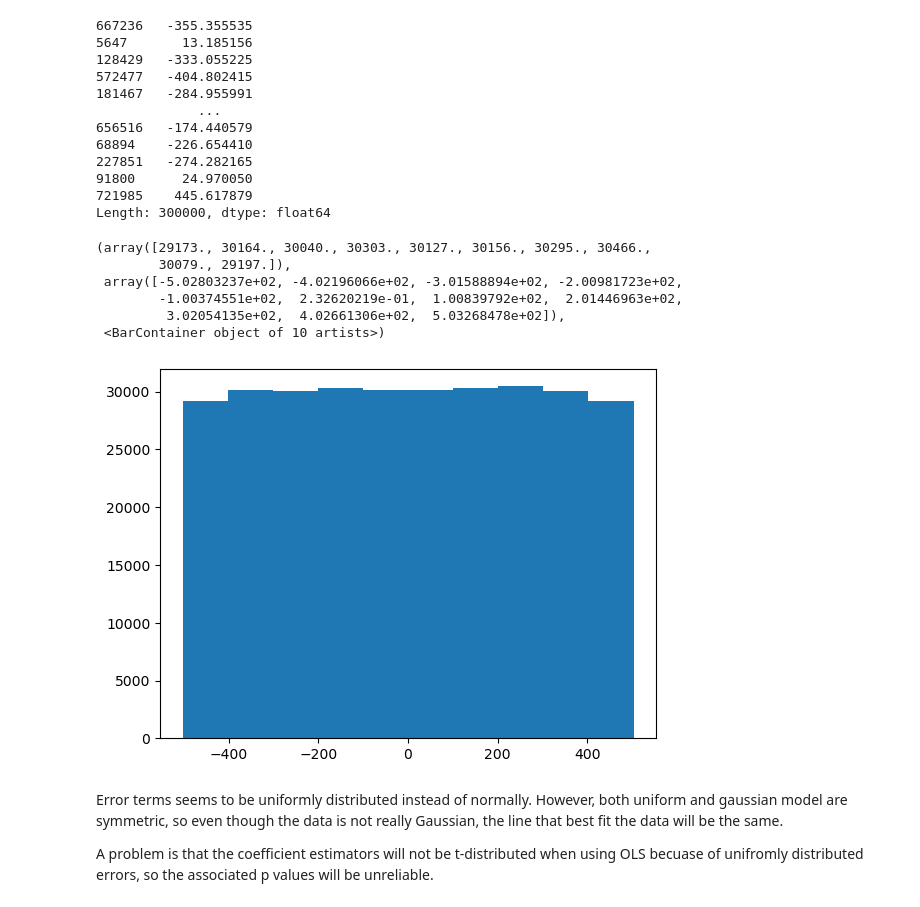
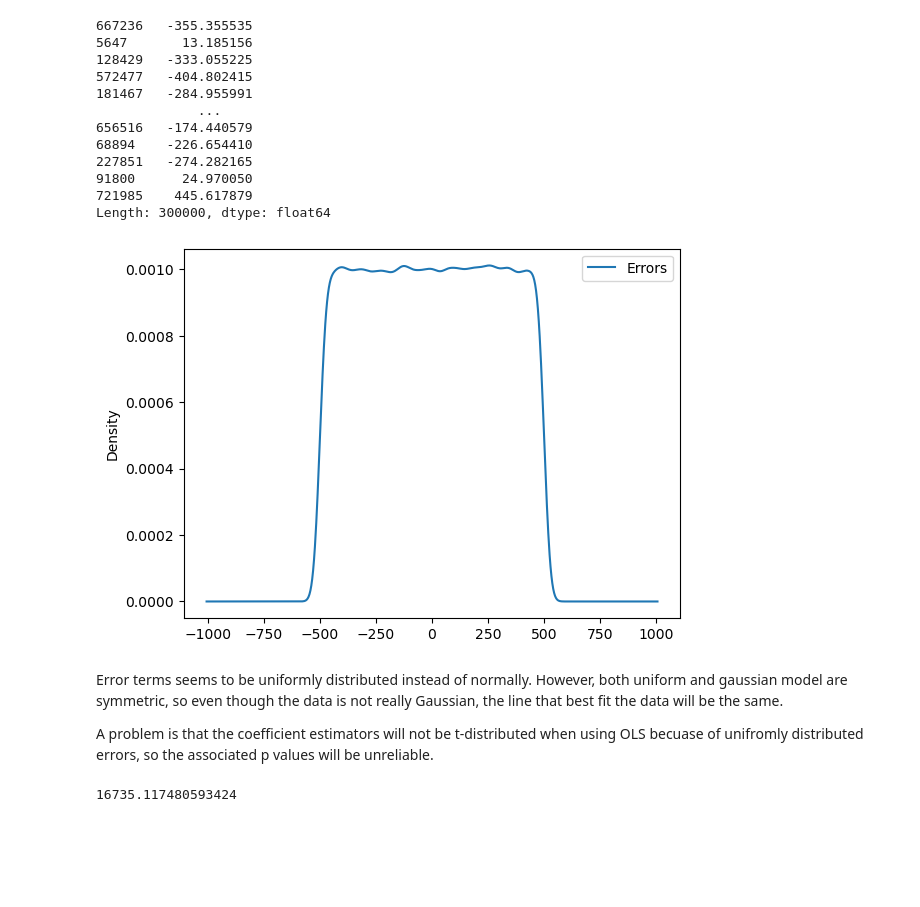
Before and after one commit to s2110880/DataCuration-Project, a Jupyter notebook: present.ipynb, the cells around one changed output. Cells and saved outputs as stored; diff of their text form; code cells hidden in the pictures; blank space fills up the shorter version.

```diff
--- a/present.ipynb
+++ b/present.ipynb
@@ -355,17 +390,18 @@ errors
 91800      24.970050
 721985    445.617879
 Length: 300000, dtype: float64
-# %%
-plt.hist(errors)
-# %% [output]
-(array([29173., 30164., 30040., 30303., 30127., 30156., 30295., 30466.,
-        30079., 29197.]),
- array([-5.02803237e+02, -4.02196066e+02, -3.01588894e+02, -2.00981723e+02,
-        -1.00374551e+02,  2.32620219e-01,  1.00839792e+02,  2.01446963e+02,
-         3.02054135e+02,  4.02661306e+02,  5.03268478e+02]),
- <BarContainer object of 10 artists>)
-[figure, removed]
+# %%
+errors.plot.density(label = 'Errors')
+
+plt.legend()
+plt.show()
+# %% [output]
+[figure, added]
 # %% [markdown]
 Error terms seems to be uniformly distributed instead of normally. However, both uniform and gaussian model are symmetric, so even though the data is not really Gaussian, the line that best fit the data will be the same.
 
 A problem is that the coefficient estimators will not be t-distributed when using OLS becuase of unifromly distributed errors, so the associated p values will be unreliable.
+# %%
+df.charges.mean()
+# %% [output]
+16735.117480593424
```
Also changed, not shown: parts of 5 cells of this notebook, 3 other files.
